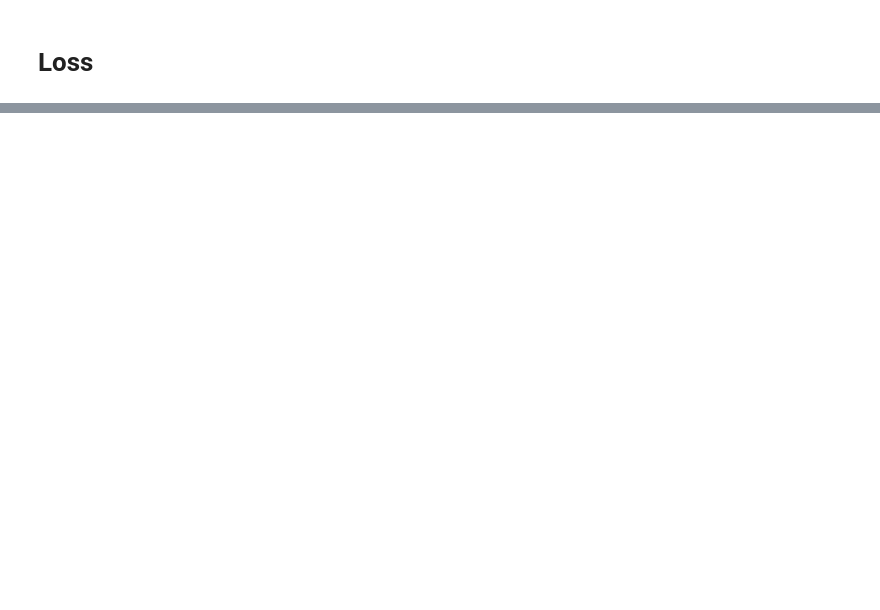
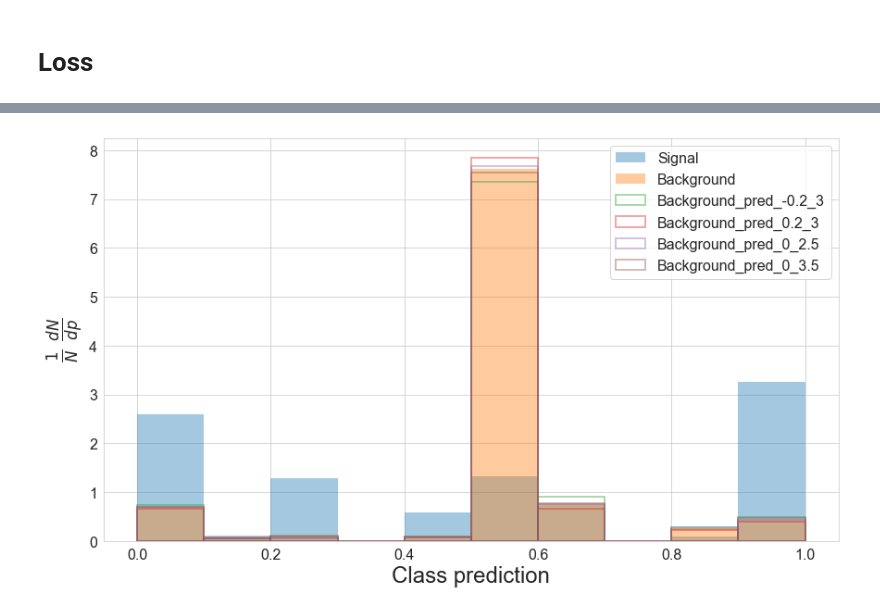
Before and after one commit to GilesStrong/pytorch_inferno, a Jupyter notebook: nbs/07_inferno.ipynb, the cells around one changed output, grey strips where cells are left out. Drawn from its saved outputs; the diff is of its cells as text; code cells hidden in the pictures; blank space fills up the shorter version.

```diff
--- a/nbs/07_inferno.ipynb
+++ b/nbs/07_inferno.ipynb
@@ -257,0 +495,4 @@ RuntimeError: element 0 of tensors does not require grad and does not have a gra
+# %%
+plot_preds(df, pred_names=['pred', 'pred_-0.2_3', 'pred_0.2_3', 'pred_0_2.5', 'pred_0_3.5'])
+# %% [output]
+[figure, added]
```
Also changed, not shown: parts of 63 cells of this notebook, 11 other files.
